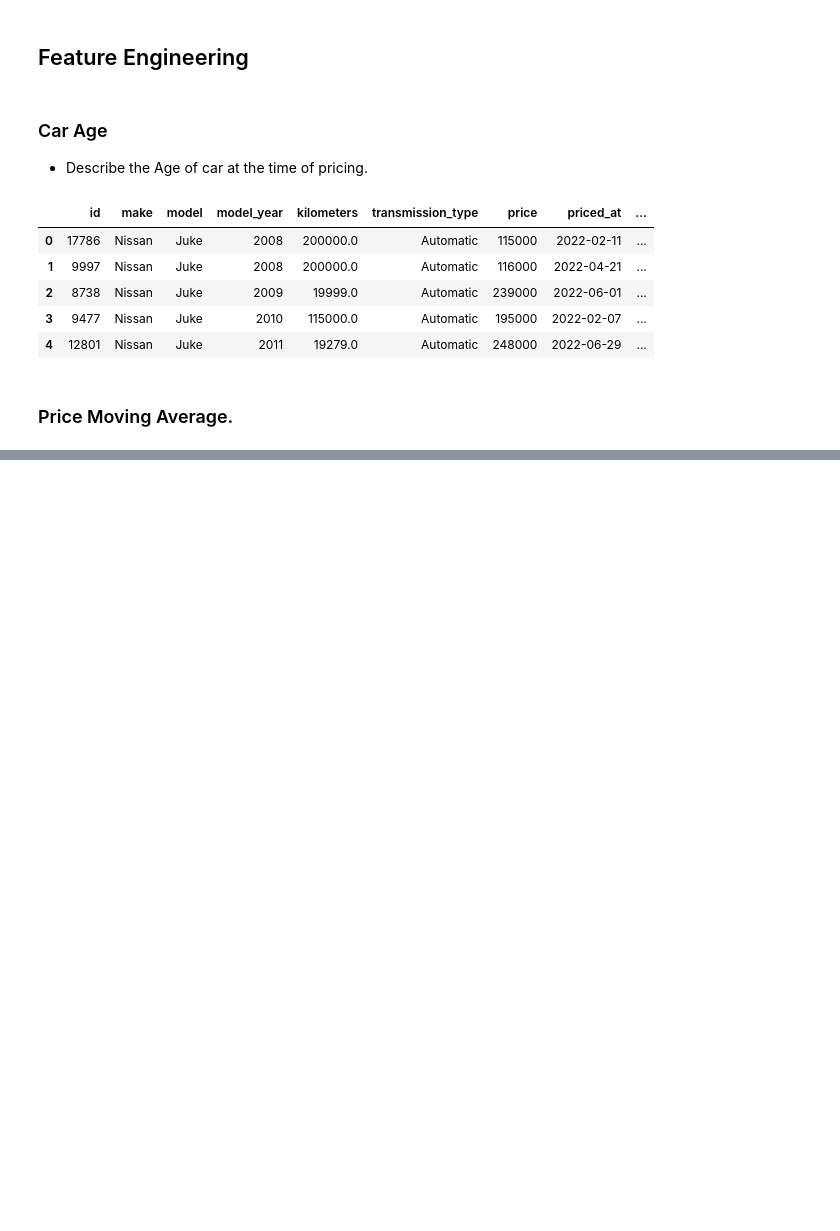
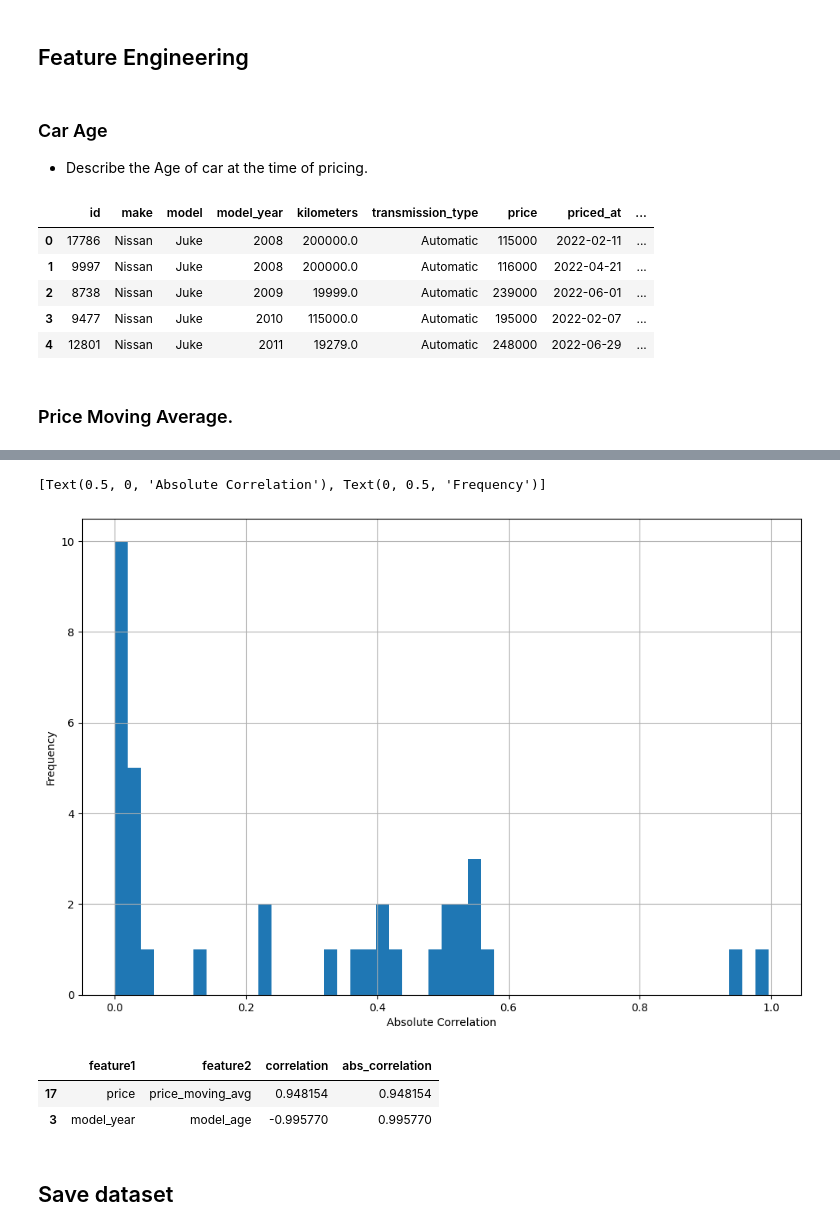
Before and after one commit to AhmedYousriSobhi/used_cars_price_estimation, a Jupyter notebook: nb_workspace/data_eda.ipynb, the cells around one changed output, grey strips where cells are left out. Cells and saved outputs as stored; diff of their text form; code cells hidden in the pictures; blank space fills up the shorter version.

```diff
--- a/nb_workspace/data_eda.ipynb
+++ b/nb_workspace/data_eda.ipynb
@@ -392,0 +525,20 @@ To adopt the future behavior and silence this warning, use
+# %%
+# Simplify by emptying all the data below the diagonal
+# np.tril_indices_from will return the indecies diagonal and below (lower triangle)
+tril_index = np.tril_indices_from(corr_matrix)
+
+# Make the unused values NaNs
+for coord in zip(*tril_index):
+    corr_matrix.iloc[coord[0], coord[1]] = np.NaN
+
+# Stack the data and convert to a dataframe
+corr_values = (corr_matrix
+               .stack()
+               .to_frame()
+               .reset_index()
+               .rename(columns={'level_0':'feature1',
+                                'level_1':'feature2',
+                                0:'correlation'}))
+
+# Get the absolute values for sorting
+corr_values['abs_correlation'] = corr_values.correlation.abs()
@@ -392,0 +554,14 @@ To adopt the future behavior and silence this warning, use
+# %%
+ax = corr_values.abs_correlation.hist(bins=50, figsize=(12, 8))
+ax.set(xlabel='Absolute Correlation', ylabel='Frequency')
+# %% [output]
+[Text(0.5, 0, 'Absolute Correlation'), Text(0, 0.5, 'Frequency')]
+[figure, added]
+# %%
+corr_values.sort_values('correlation', ascending=False).query('abs_correlation>0.8')
+# %% [output]
+|  | feature1 | feature2 | correlation | abs_correlation |
+| 17 | price | price_moving_avg | 0.948154 | 0.948154 |
+| 3 | model_year | model_age | -0.995770 | 0.995770 |
+# %% [markdown]
+## Save dataset
```
Also changed, not shown: parts of 28 cells of this notebook, 4 other files.
